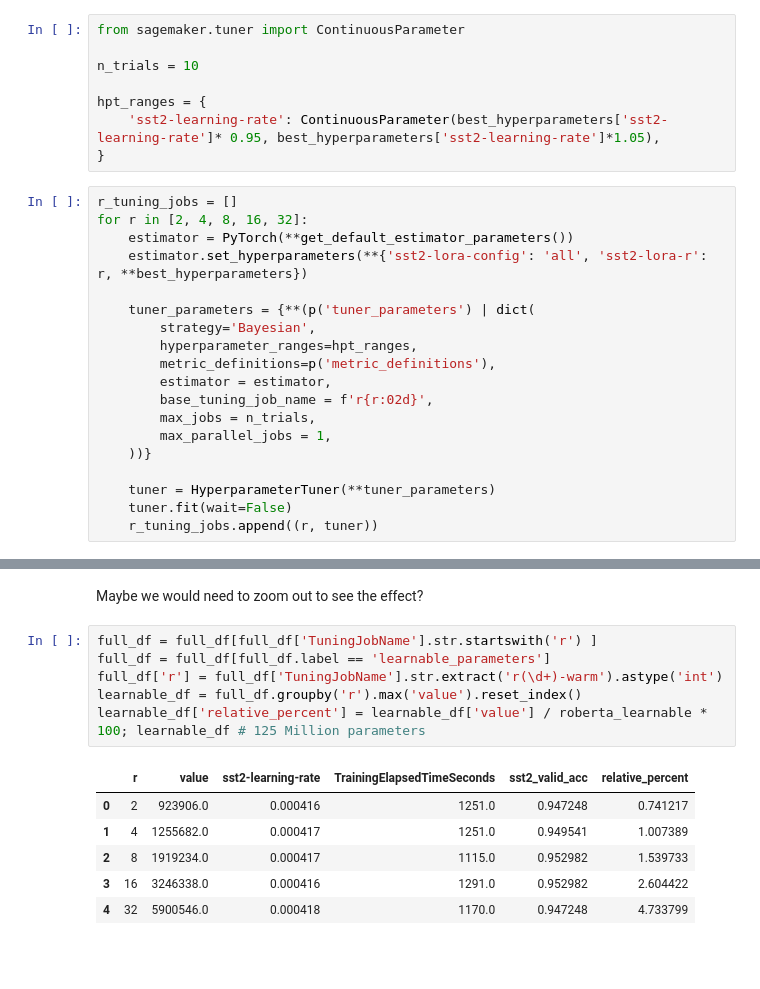
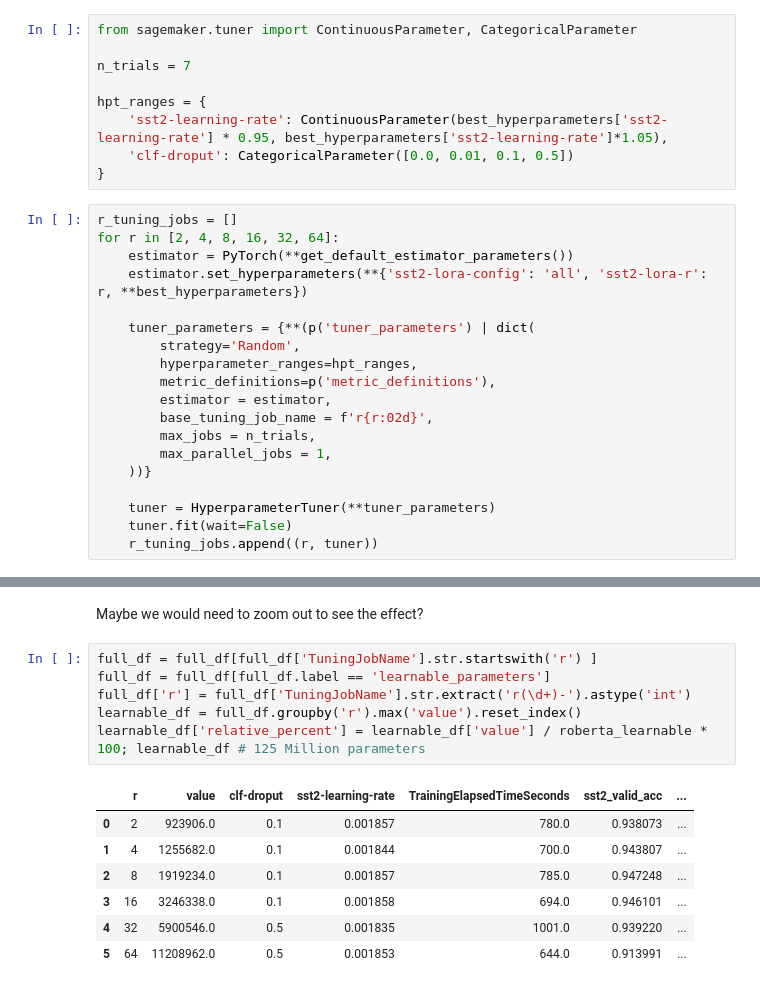
Before and after one commit to marianokamp/peft_lora, a Jupyter notebook: 2c_lora_tuning_experiments_rank_again.ipynb, the cells around one changed output, grey strips where cells are left out. Drawn from its saved outputs; the diff is of its cells as text; blank space fills up the shorter version.

```diff
--- a/2c_lora_tuning_experiments_rank_again.ipynb
+++ b/2c_lora_tuning_experiments_rank_again.ipynb
@@ -72,21 +74,22 @@ If it turns out that AMT will cluster trials to the lower or upper bound of the
 
 Also if the performance improves dramatically as a result of tuning `r` and on the upper or lower bound, we should also run another experiment, verifying where exactly the point of saturation is.
 # %%
-from sagemaker.tuner import ContinuousParameter
+from sagemaker.tuner import ContinuousParameter, CategoricalParameter
 
-n_trials = 10
+n_trials = 7
 
 hpt_ranges = {
-    'sst2-learning-rate': ContinuousParameter(best_hyperparameters['sst2-learning-rate']* 0.95, best_hyperparameters['sst2-learning-rate']*1.05),
+    'sst2-learning-rate': ContinuousParameter(best_hyperparameters['sst2-learning-rate'] * 0.95, best_hyperparameters['sst2-learning-rate']*1.05),
+    'clf-droput': CategoricalParameter([0.0, 0.01, 0.1, 0.5])
 }
 # %%
 r_tuning_jobs = []
-for r in [2, 4, 8, 16, 32]:
+for r in [2, 4, 8, 16, 32, 64]:
     estimator = PyTorch(**get_default_estimator_parameters())
     estimator.set_hyperparameters(**{'sst2-lora-config': 'all', 'sst2-lora-r': r, **best_hyperparameters})
 
     tuner_parameters = {**(p('tuner_parameters') | dict(
-        strategy='Bayesian',
+        strategy='Random',
         hyperparameter_ranges=hpt_ranges,
         metric_definitions=p('metric_definitions'),
         estimator = estimator,
@@ -179,16 +200,17 @@ Maybe we would need to zoom out to see the effect?
 # %%
 full_df = full_df[full_df['TuningJobName'].str.startswith('r') ]
 full_df = full_df[full_df.label == 'learnable_parameters']
-full_df['r'] = full_df['TuningJobName'].str.extract('r(\d+)-warm').astype('int')
+full_df['r'] = full_df['TuningJobName'].str.extract('r(\d+)-').astype('int')
 learnable_df = full_df.groupby('r').max('value').reset_index()
 learnable_df['relative_percent'] = learnable_df['value'] / roberta_learnable * 100; learnable_df # 125 Million parameters
 # %% [output]
-|  | r | value | sst2-learning-rate | TrainingElapsedTimeSeconds | sst2_valid_acc | relative_percent |
-| 0 | 2 | 923906.0 | 0.000416 | 1251.0 | 0.947248 | 0.741217 |
-| 1 | 4 | 1255682.0 | 0.000417 | 1251.0 | 0.949541 | 1.007389 |
-| 2 | 8 | 1919234.0 | 0.000417 | 1115.0 | 0.952982 | 1.539733 |
-| 3 | 16 | 3246338.0 | 0.000416 | 1291.0 | 0.952982 | 2.604422 |
-| 4 | 32 | 5900546.0 | 0.000418 | 1170.0 | 0.947248 | 4.733799 |
+|  | r | value | clf-droput | sst2-learning-rate | TrainingElapsedTimeSeconds | sst2_valid_acc | ... |
+| 0 | 2 | 923906.0 | 0.1 | 0.001857 | 780.0 | 0.938073 | ... |
+| 1 | 4 | 1255682.0 | 0.1 | 0.001844 | 700.0 | 0.943807 | ... |
+| 2 | 8 | 1919234.0 | 0.1 | 0.001857 | 785.0 | 0.947248 | ... |
+| 3 | 16 | 3246338.0 | 0.1 | 0.001858 | 694.0 | 0.946101 | ... |
+| 4 | 32 | 5900546.0 | 0.5 | 0.001835 | 1001.0 | 0.939220 | ... |
+| 5 | 64 | 11208962.0 | 0.5 | 0.001853 | 644.0 | 0.913991 | ... |
 # %%
 k=5
 # Filter out the base tuning job
```
Also changed, not shown: parts of 12 cells of this notebook, 5 other files.
